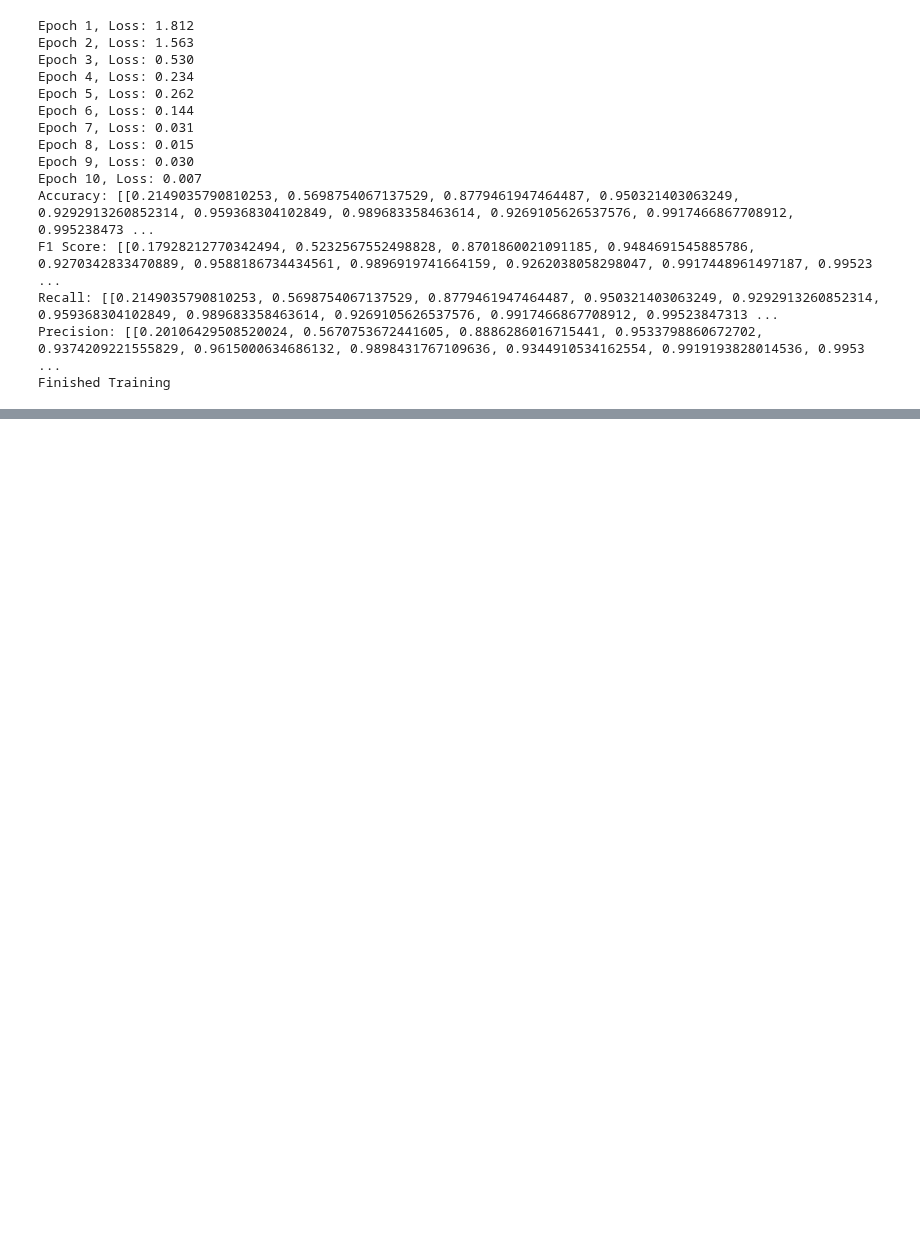
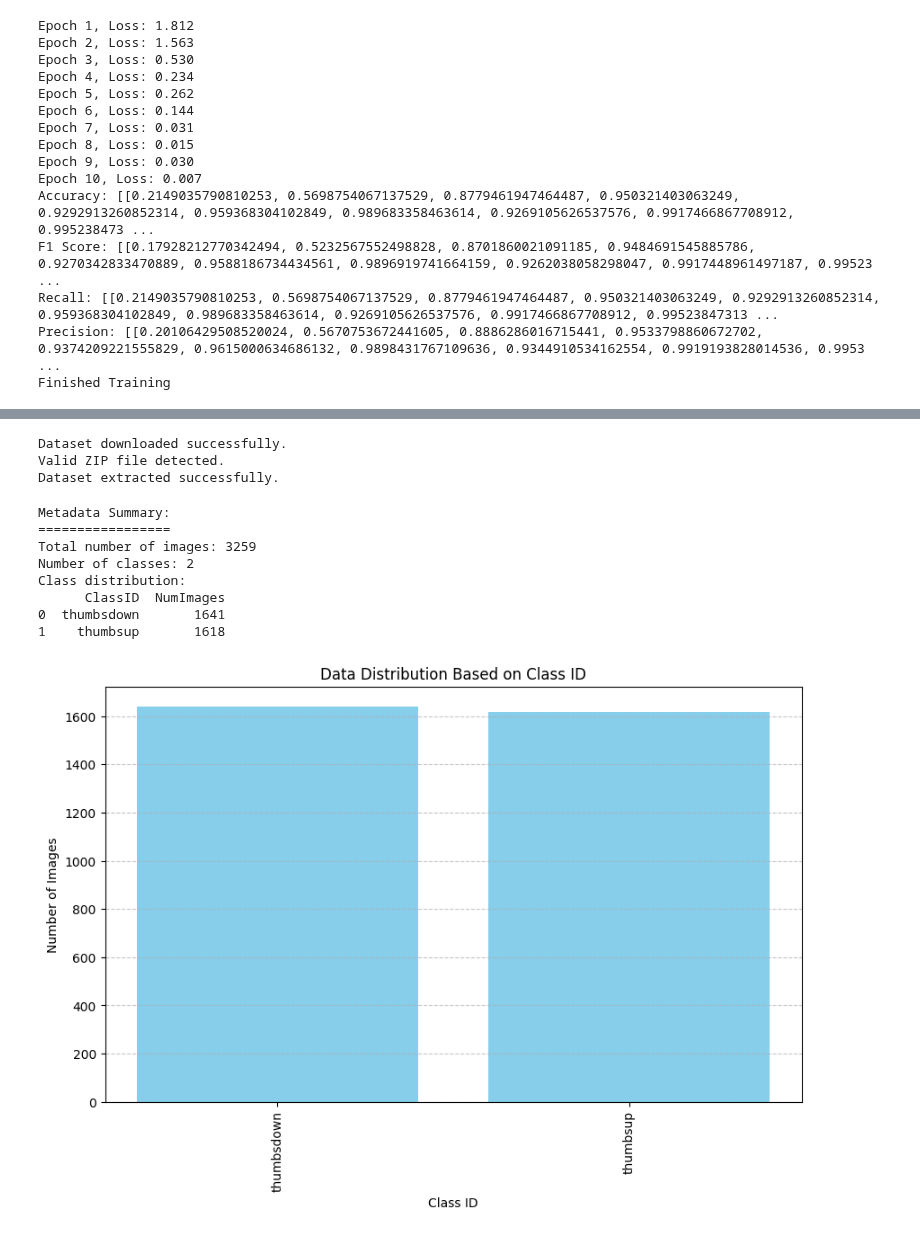
Before and after one commit to daivik1515/Sign-Language-Gesture-Classification, a Jupyter notebook: VGG11_transferlearning.ipynb, the cells around one changed output, grey strips where cells are left out. Drawn from its saved outputs; the diff is of its cells as text; code cells hidden in the pictures; blank space fills up the shorter version.

```diff
--- a/VGG11_transferlearning.ipynb
+++ b/VGG11_transferlearning.ipynb
@@ -522,0 +523,67 @@ my_plot(epochs, accuracy_arr[0], f1_arr[0], recall_arr[0], precision_arr[0], 'Di
+# %%
+import requests
+import zipfile
+import os
+
+# URL of the dataset with direct download
+url = 'https://www.dropbox.com/scl/fi/n7ydj4yvfbasbztdii981/HandGesture.zip?rlkey=6go8qgavxyu457459tqcqjg87&st=m6qw81ee&dl=1'
+
+# Download the file
+response = requests.get(url)
+
+# Check if the response is successful
+if response.status_code == 200:
+    zip_path = 'HandGesture.zip'
+
+    # Save the ZIP file
+    with open(zip_path, 'wb') as f:
+        f.write(response.content)
+
+    print("Dataset downloaded successfully.")
+
+    # Check the first few bytes to verify it's a zip file
+    if response.content[:4] == b'PK\x03\x04':  # The first bytes of a zip file
+        print("Valid ZIP file detected.")
+
+        # Verify if the file is a valid zip file
+        try:
+            with zipfile.ZipFile(zip_path, 'r') as zip_ref:
+                zip_ref.testzip()  # Test the zip file integrity
+                zip_ref.extractall('HandGesture')
+                print("Dataset extracted successfully.")
+        except zipfile.BadZipFile:
+            print("Error: The file is not a valid zip file.")
+    else:
+        print("Error: The file does not appear to be a valid ZIP file.")
+else:
+    print(f"Error downloading the dataset. Status code: {response.status_code}")
+# %% [output]
+Dataset downloaded successfully.
+Valid ZIP file detected.
+Dataset extracted successfully.
+# %%
+# Path to the dataset
+dataset_path = "HandGesture/data"
+
+# Extract metadata
+metadata_df, class_distribution = extract_metadata(dataset_path)
+
+# Plot the data distribution based on class ID
+plt.figure(figsize=(10, 6))
+plt.bar(class_distribution.keys(), class_distribution.values(), color='skyblue')
+plt.xlabel('Class ID')
+plt.ylabel('Number of Images')
+plt.title('Data Distribution Based on Class ID')
+plt.xticks(rotation=90)  # Rotate x-axis labels if there are many classes
+plt.grid(axis='y', linestyle='--', alpha=0.7)
+plt.show()
+# %% [output]
+Metadata Summary:
+=================
+Total number of images: 3259
+Number of classes: 2
+Class distribution:
+      ClassID  NumImages
+0  thumbsdown       1641
+1    thumbsup       1618
+[figure, added]
```
Also changed, not shown: parts of 9 cells of this notebook.
